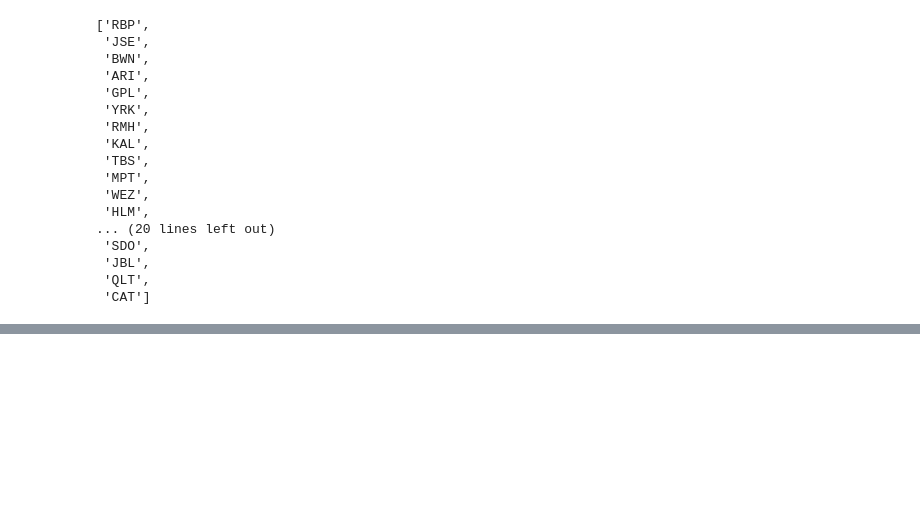
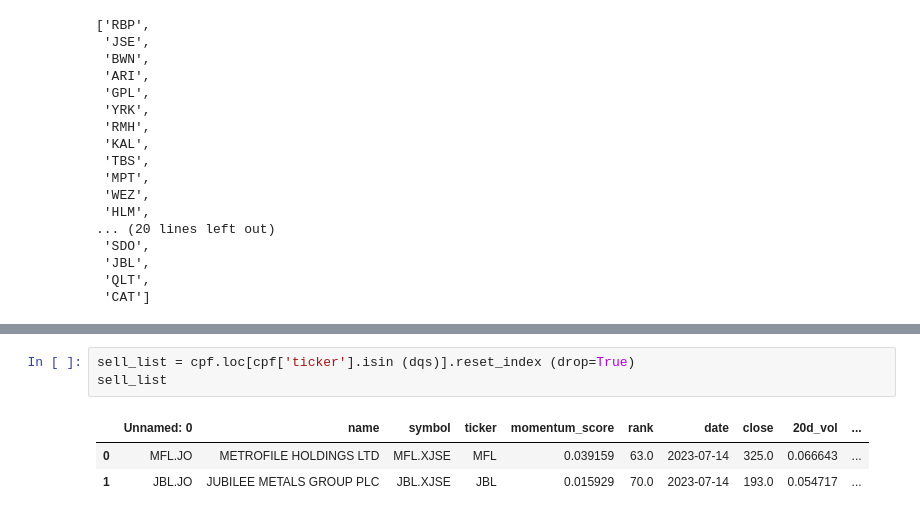
Before and after one commit to helmieresearch/helmieresearch, a Jupyter notebook: Momentum_Ranking_Model.ipynb, the cells around one changed output, grey strips where cells are left out. Saved outputs shown, nothing was run; the diff lists cells and outputs as text; blank space fills up the shorter version.

```diff
--- a/Momentum_Ranking_Model.ipynb
+++ b/Momentum_Ranking_Model.ipynb
@@ -655,3 +655,10 @@ cpf
 | 24 | PRX.JO | PROSUS N.V. | PRX.XJSE | PRX | 0.015062 | 71.0 | 2023-07-14 | 140786.0 | 0.022595 | ... |
 | 25 | ENX.JO | ENX GROUP LIMITED | ENX.XJSE | ENX | 0.014180 | 72.0 | 2023-07-14 | 700.0 | 0.060582 | ... |
 | 26 | SNT.JO | SANTAM LIMITED | SNT.XJSE | SNT | 0.010748 | 73.0 | 2023-07-14 | 28784.0 | 0.009534 | ... |
+# %%
+sell_list = cpf.loc[cpf['ticker'].isin (dqs)].reset_index (drop=True)
+sell_list
+# %% [output]
+|  | Unnamed: 0 | name | symbol | ticker | momentum_score | rank | date | close | 20d_vol | ... |
+| 0 | MFL.JO | METROFILE HOLDINGS LTD | MFL.XJSE | MFL | 0.039159 | 63.0 | 2023-07-14 | 325.0 | 0.066643 | ... |
+| 1 | JBL.JO | JUBILEE METALS GROUP PLC | JBL.XJSE | JBL | 0.015929 | 70.0 | 2023-07-14 | 193.0 | 0.054717 | ... |
```
